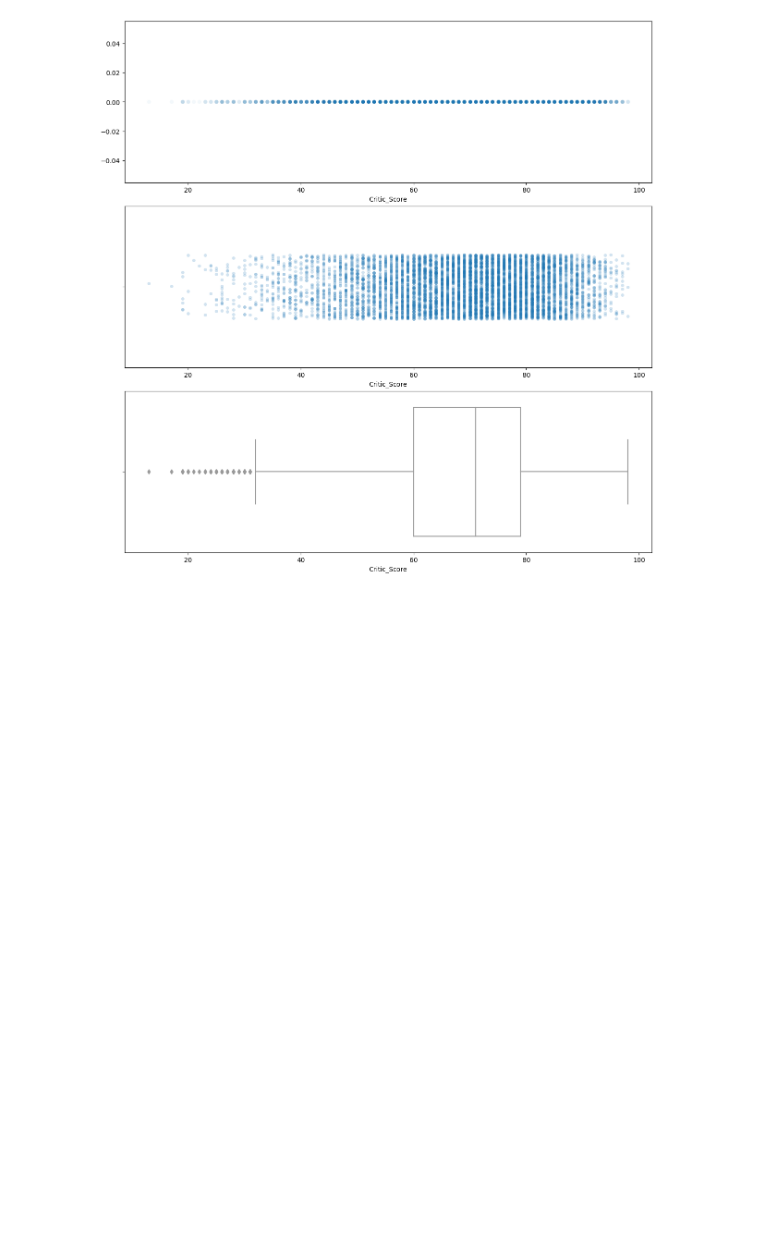
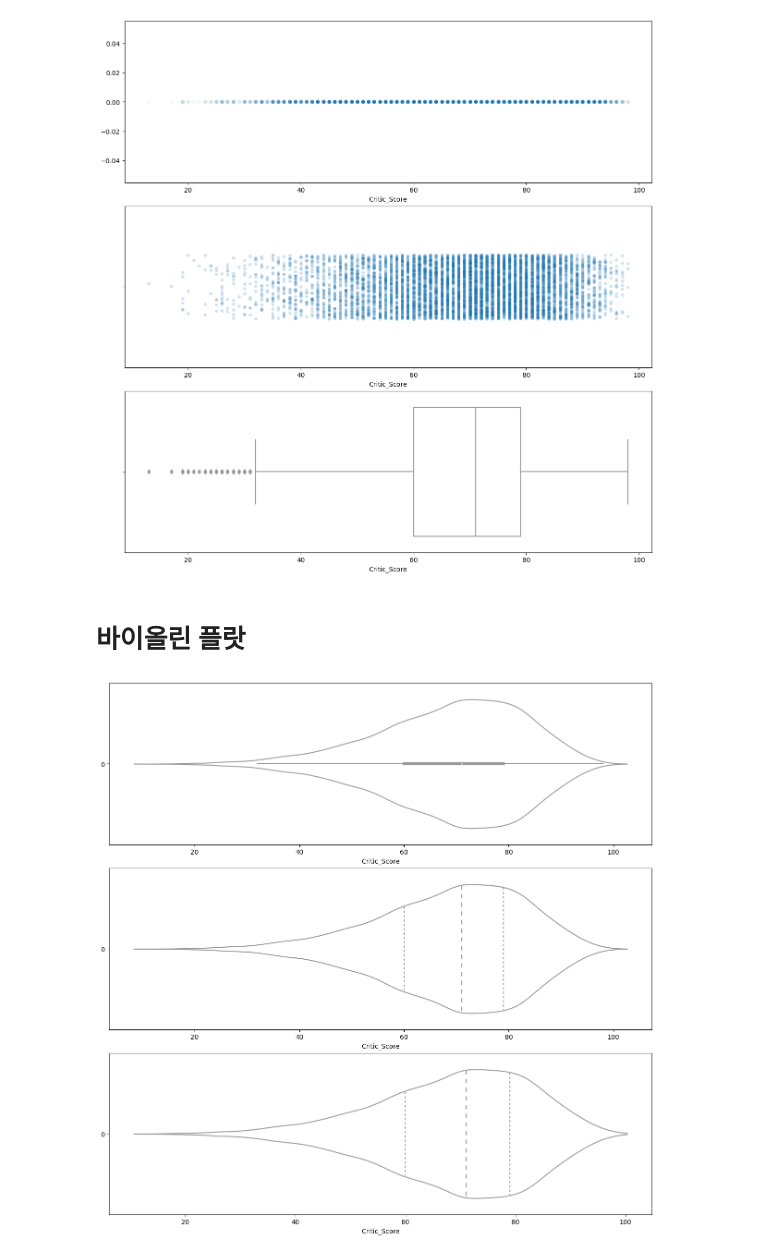
Before and after one commit to DoSungjin/python_study, a Jupyter notebook: BASELINE/Fintech_Lecture01.ipynb, the cells around one changed output. Drawn from its saved outputs; the diff is of its cells as text; code cells hidden in the pictures; blank space fills up the shorter version.

```diff
--- a/BASELINE/Fintech_Lecture01.ipynb
+++ b/BASELINE/Fintech_Lecture01.ipynb
@@ -97,3 +114,13 @@ sns.boxplot(x='Critic_Score', data=df, color='white', ax=axs[2])
 plt.show()
 # %% [output]
 [figure]
+# %% [markdown]
+# 바이올린 플랏
+# %%
+fig, axs = plt.subplots(nrows=3, figsize=(12, 12), constrained_layout=True)
+sns.violinplot(x='Critic_Score', y=[0]*len(df), data=df, color='white', orient='h', ax=axs[0])
+sns.violinplot(x='Critic_Score', y=[0]*len(df), data=df, color='white', orient='h', inner='quartile', ax=axs[1])
+sns.violinplot(x='Critic_Score', y=[0]*len(df), data=df, color='white', orient='h', inner='quartile', cut=True, ax=axs[2])
+plt.show()
+# %% [output]
+[figure, added]
```
Also changed, not shown: parts of 8 cells of this notebook, 1 other file.
